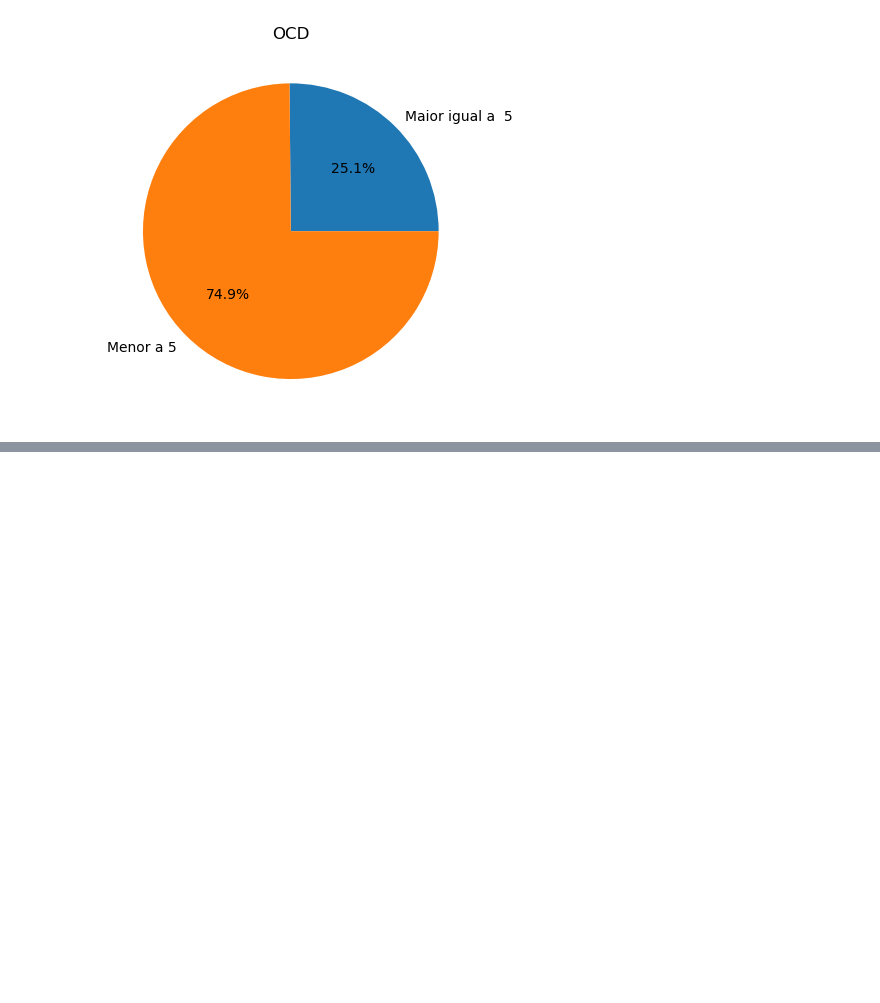
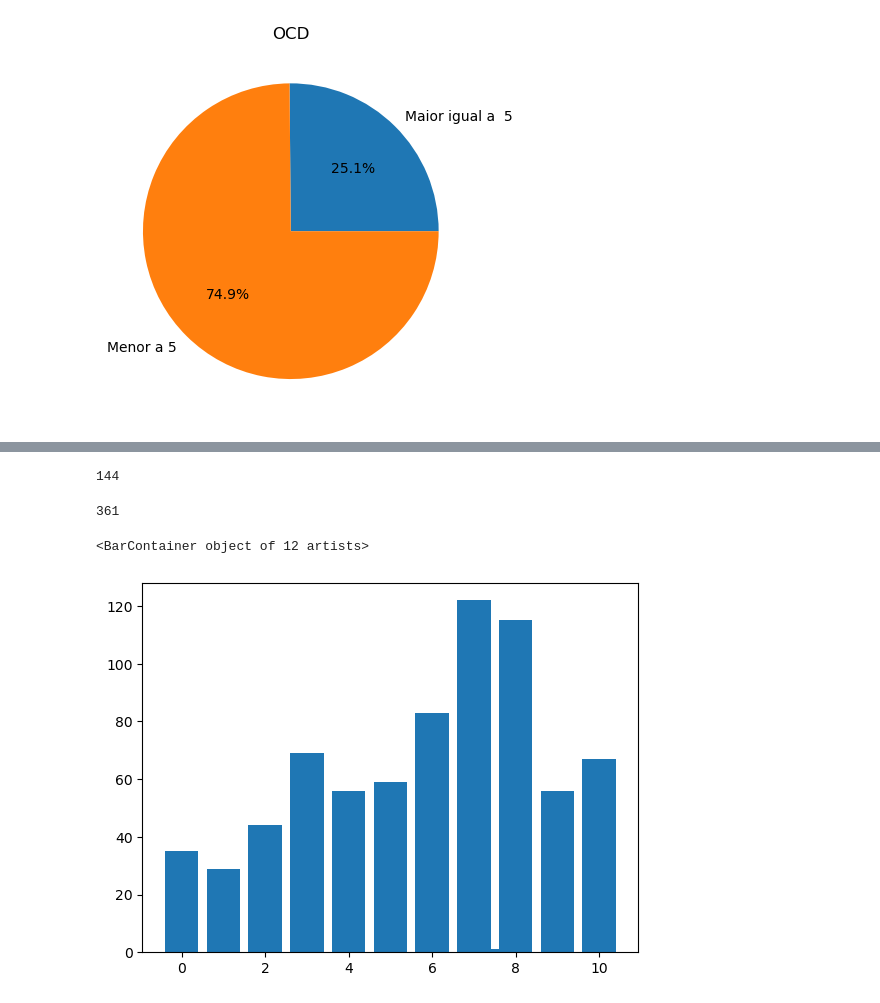
Before and after one commit to pcmoraesmenezes/Exploring-Correlations-Between-Musical-Preferences-and-Mental-Health-A-Machine-Learning-Approach, a Jupyter notebook: código/main.ipynb, the cells around one changed output, grey strips where cells are left out. Saved outputs shown, nothing was run; the diff lists cells and outputs as text; code cells hidden in the pictures; blank space fills up the shorter version.

Commit message:
:bulb: raw: Adding some visualizations to define the level of anxiety

```diff
--- a/código/main.ipynb
+++ b/código/main.ipynb
@@ -86,0 +104,17 @@ plt.show()
+# %%
+insonia_e_ansiedade = DATA_FRAME[(DATA_FRAME['Anxiety'] > 6) & (DATA_FRAME['Insomnia'] > 5)]
+
+insonia_e_ansiedade.shape[0]
+# %% [output]
+144
+# %%
+ansiedade = DATA_FRAME[DATA_FRAME['Anxiety'] > 6].shape[0]
+ansiedade
+# %% [output]
+361
+# %%
+distribuicao_ansiedade = DATA_FRAME['Anxiety'].value_counts()
+plt.bar(distribuicao_ansiedade.index, distribuicao_ansiedade.values)
+# %% [output]
+<BarContainer object of 12 artists>
+[figure, added]
```
Also changed, not shown: parts of 1 cell of this notebook.
